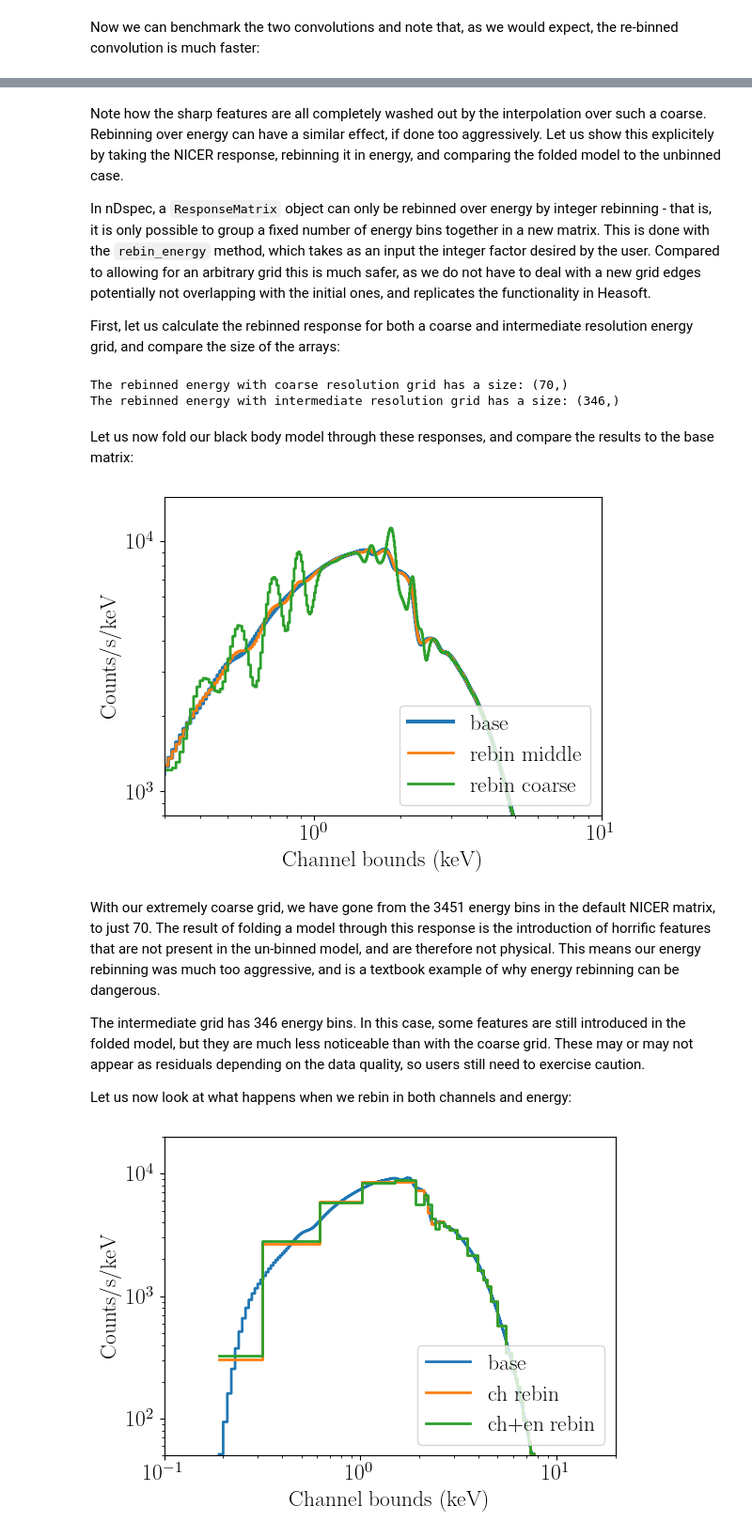
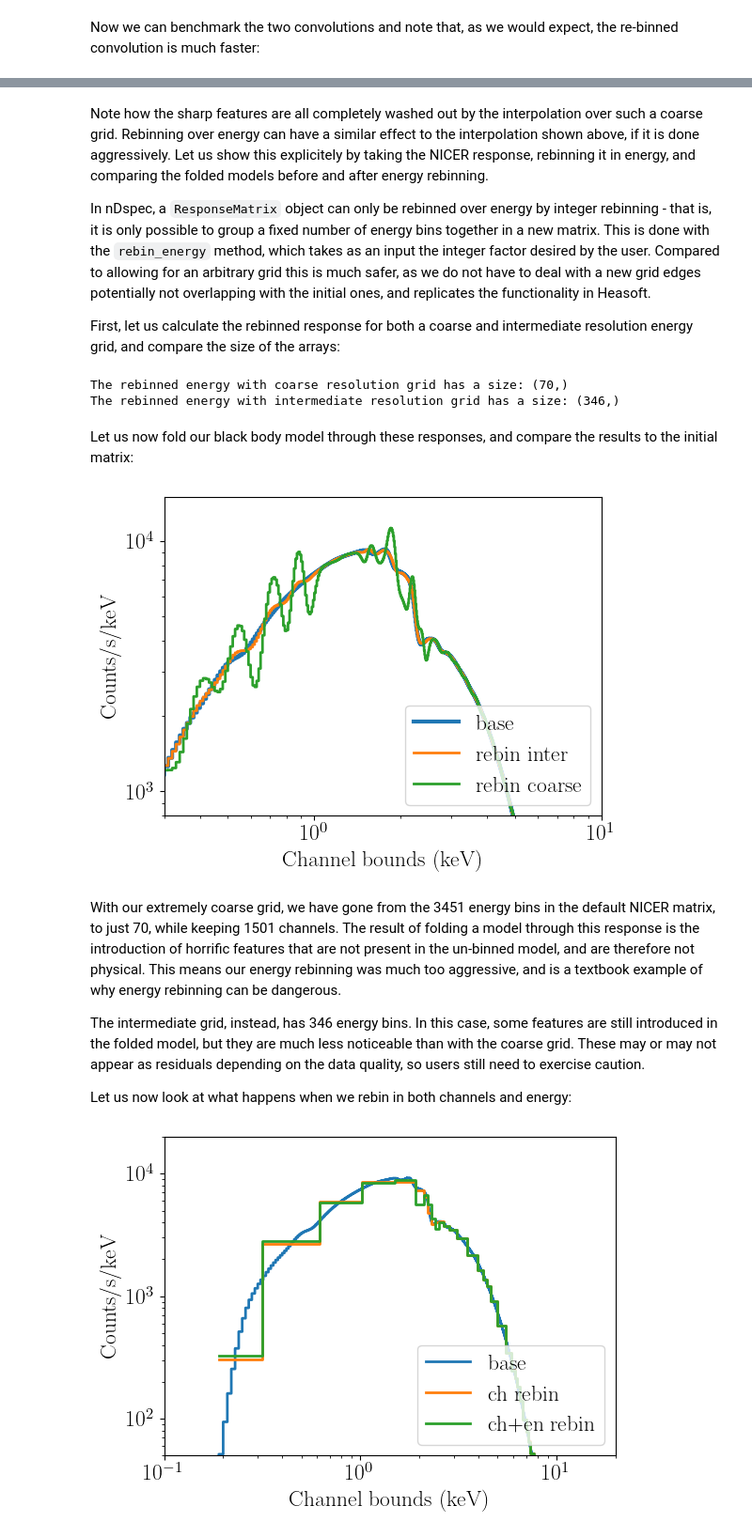
Before and after one commit to matteolucchini1/nDspec, a Jupyter notebook: docs/response_optimization.ipynb, the cells around one changed output, grey strips where cells are left out. Shown at 94% size. Drawn from its saved outputs; the diff is of its cells as text; code cells hidden in the pictures.

````diff
--- a/docs/response_optimization.ipynb
+++ b/docs/response_optimization.ipynb
@@ -144,5 +146,5 @@ plt.show()
 # %% [markdown]
-Note how the sharp features are all completely washed out by the interpolation over such a coarse. Rebinning over energy can have a similar effect, if done too aggressively. Let us show this explicitely by taking the NICER response, rebinning it in energy, and comparing the folded model to the unbinned case.
+Note how the sharp features are all completely washed out by the interpolation over such a coarse grid. Rebinning over energy can have a similar effect to the interpolation shown above, if it is done aggressively. Let us show this explicitely by taking the NICER response, rebinning it in energy, and comparing the folded models before and after energy rebinning.
 
 In nDspec, a ```ResponseMatrix``` object can only be rebinned over energy by integer rebinning - that is, it is only possible to group a fixed number of energy bins together in a new matrix. This is done with the ```rebin_energy``` method, which takes as an input the integer factor desired by the user. Compared to allowing for an arbitrary grid this is much safer, as we do not have to deal with a new grid edges potentially not overlapping with the initial ones, and replicates the functionality in Heasoft.
 
@@ -157,42 +159,42 @@ print("The rebinned energy with intermediate resolution grid has a size:",rebin_
 The rebinned energy with coarse resolution grid has a size: (70,)
 The rebinned energy with intermediate resolution grid has a size: (346,)
 # %% [markdown]
-Let us now fold our black body model through these responses, and compare the results to the base matrix:
+Let us now fold our black body model through these responses, and compare the results to the initial matrix:
 # %%
 #define the energy bin mid points and widths, from the matrices we just calculated
 inter_grid = 0.5*(rebin_inter.energ_hi+rebin_inter.energ_lo)
 inter_bins = rebin_inter.energ_hi-rebin_inter.energ_lo
 
 coarse_grid = 0.5*(rebin_coarse.energ_hi+rebin_coarse.energ_lo)
 coarse_bins = rebin_coarse.energ_hi-rebin_coarse.energ_lo
 
 #define the models and convolve them with the response
 bb_inter = bbody(inter_grid,bb_params)*inter_bins
 energy_inter_fold = rebin_inter.convolve_response(bb_inter,units_in="xspec",units_out="kev")
 
 bb_coarse = bbody(coarse_grid,bb_params)*coarse_bins
 energy_coarse_fold = rebin_coarse.convolve_response(bb_coarse,units_in="xspec",units_out="kev")
 
 fig, (ax1)  = plt.subplots(1,1,figsize=(6,4.5))
 
 ax1.step(channel_grid,nobin_fold,label='base',lw=3,where='mid')
-ax1.step(channel_grid,energy_inter_fold,label='rebin middle',lw=2,where='mid')
+ax1.step(channel_grid,energy_inter_fold,label='rebin inter',lw=2,where='mid')
 ax1.step(channel_grid,energy_coarse_fold,label='rebin coarse',lw=2,where='mid')
 ax1.set_xscale("log")
 ax1.set_yscale("log")
 ax1.set_xlabel("Channel bounds (keV)")
 ax1.set_ylabel("Counts/s/keV")
 ax1.legend(loc='lower right')
 ax1.set_xlim([0.3,10.])
 ax1.set_ylim([8e2,1.5e4])
 
 fig.tight_layout()
 # %% [output]
-[figure, old version]
+[figure, new version]
 # %% [markdown]
-With our extremely coarse grid, we have gone from the 3451 energy bins in the default NICER matrix, to just 70. The result of folding a model through this response is the introduction of horrific features that are not present in the un-binned model, and are therefore not physical. This means our energy rebinning was much too aggressive, and is a textbook example of why energy rebinning can be dangerous.
+With our extremely coarse grid, we have gone from the 3451 energy bins in the default NICER matrix, to just 70, while keeping 1501 channels. The result of folding a model through this response is the introduction of horrific features that are not present in the un-binned model, and are therefore not physical. This means our energy rebinning was much too aggressive, and is a textbook example of why energy rebinning can be dangerous.
 
-The intermediate grid has 346 energy bins. In this case, some features are still introduced in the folded model, but they are much less noticeable than with the coarse grid. These may or may not appear as residuals depending on the data quality, so users still need to exercise caution.
+The intermediate grid, instead, has 346 energy bins. In this case, some features are still introduced in the folded model, but they are much less noticeable than with the coarse grid. These may or may not appear as residuals depending on the data quality, so users still need to exercise caution.
 
 Let us now look at what happens when we rebin in both channels and energy:
 # %%
````
Also changed, not shown: parts of 26 cells of this notebook, 2 other files.
